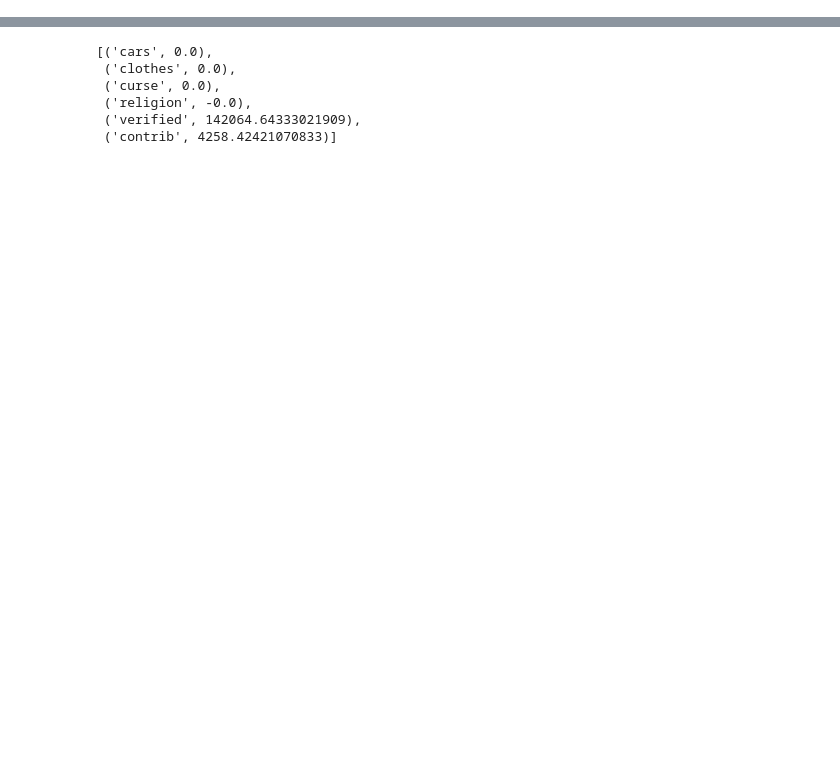
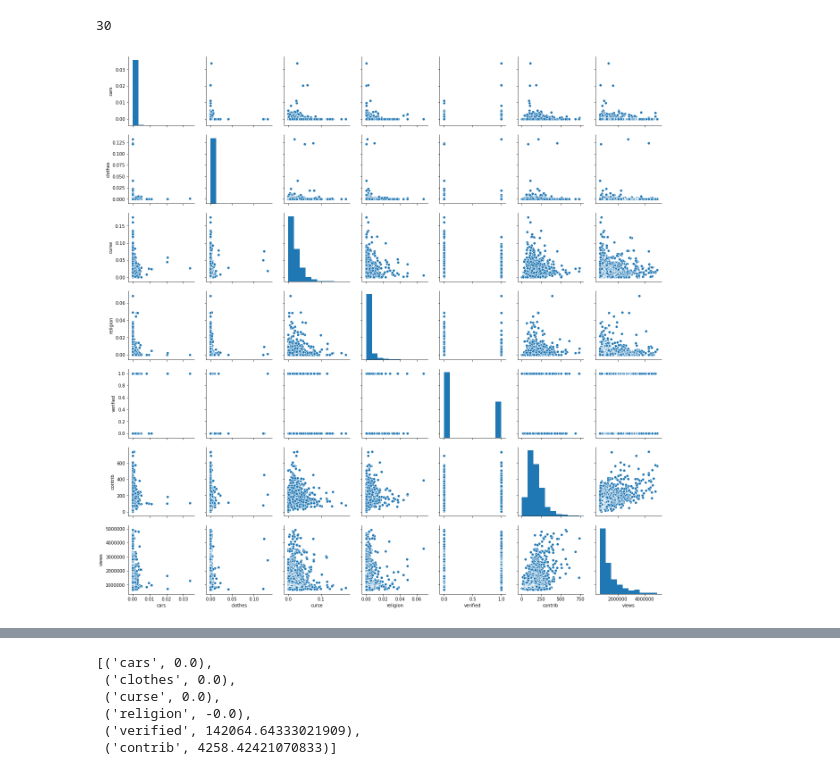
Before and after one commit to natdennett/luther, a Jupyter notebook: natdennett_luther.ipynb, the cells around one changed output, grey strips where cells are left out. Saved outputs shown, nothing was run; the diff lists cells and outputs as text; code cells hidden in the pictures; blank space fills up the shorter version.

```diff
--- a/natdennett_luther.ipynb
+++ b/natdennett_luther.ipynb
@@ -383,0 +402,9 @@ curse_mask = df['curse'] == 0
+# %%
+len(df[df['broadway'] == 1])
+# %% [output]
+30
+# %%
+pair_plot = sns.pairplot(df[['cars', 'clothes', 'curse', 'religion', 'verified','contrib','views']])
+pair_plot.savefig('pairplot.svg')
+# %% [output]
+[figure, added]
```
Also changed, not shown: parts of 20 cells of this notebook, 5 other files.
